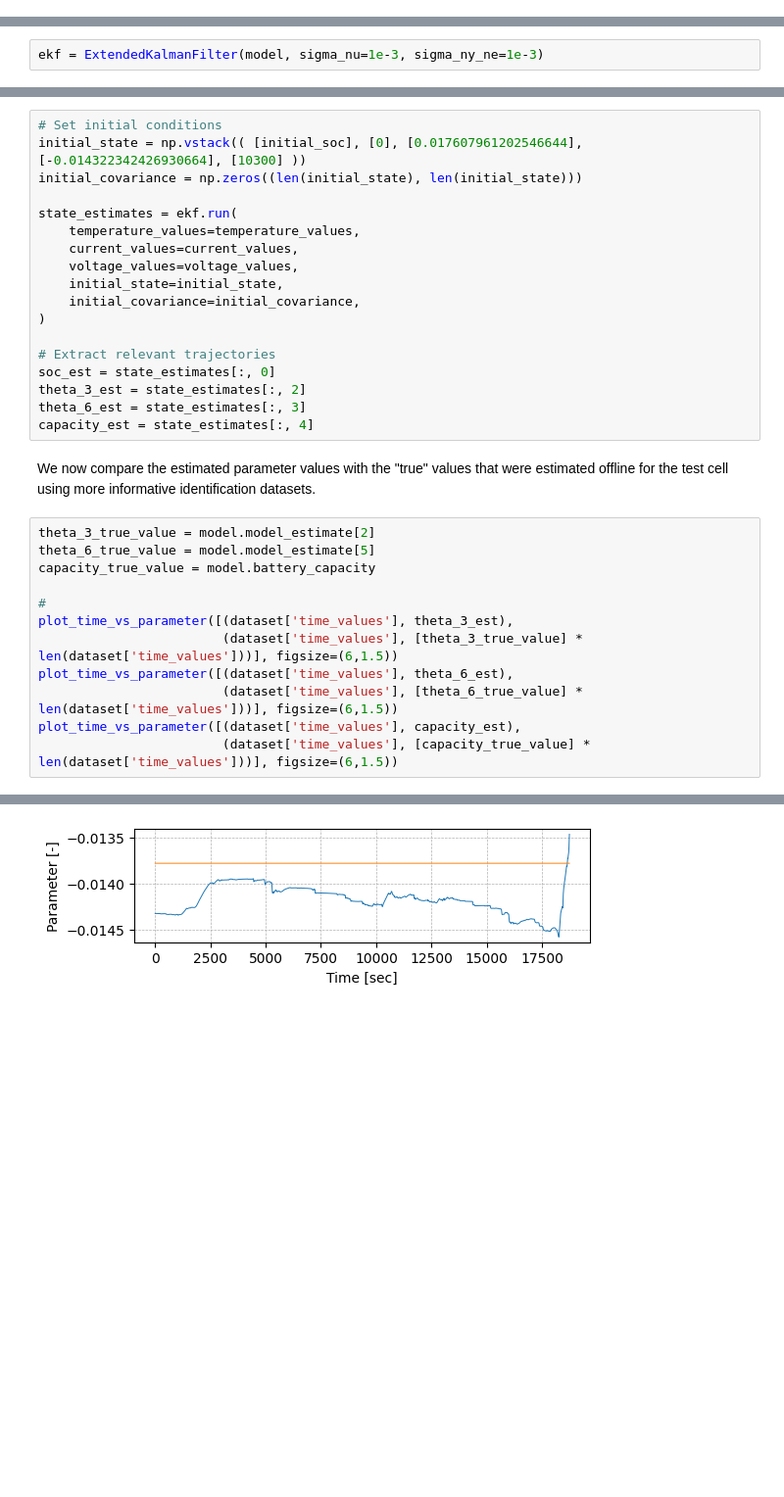
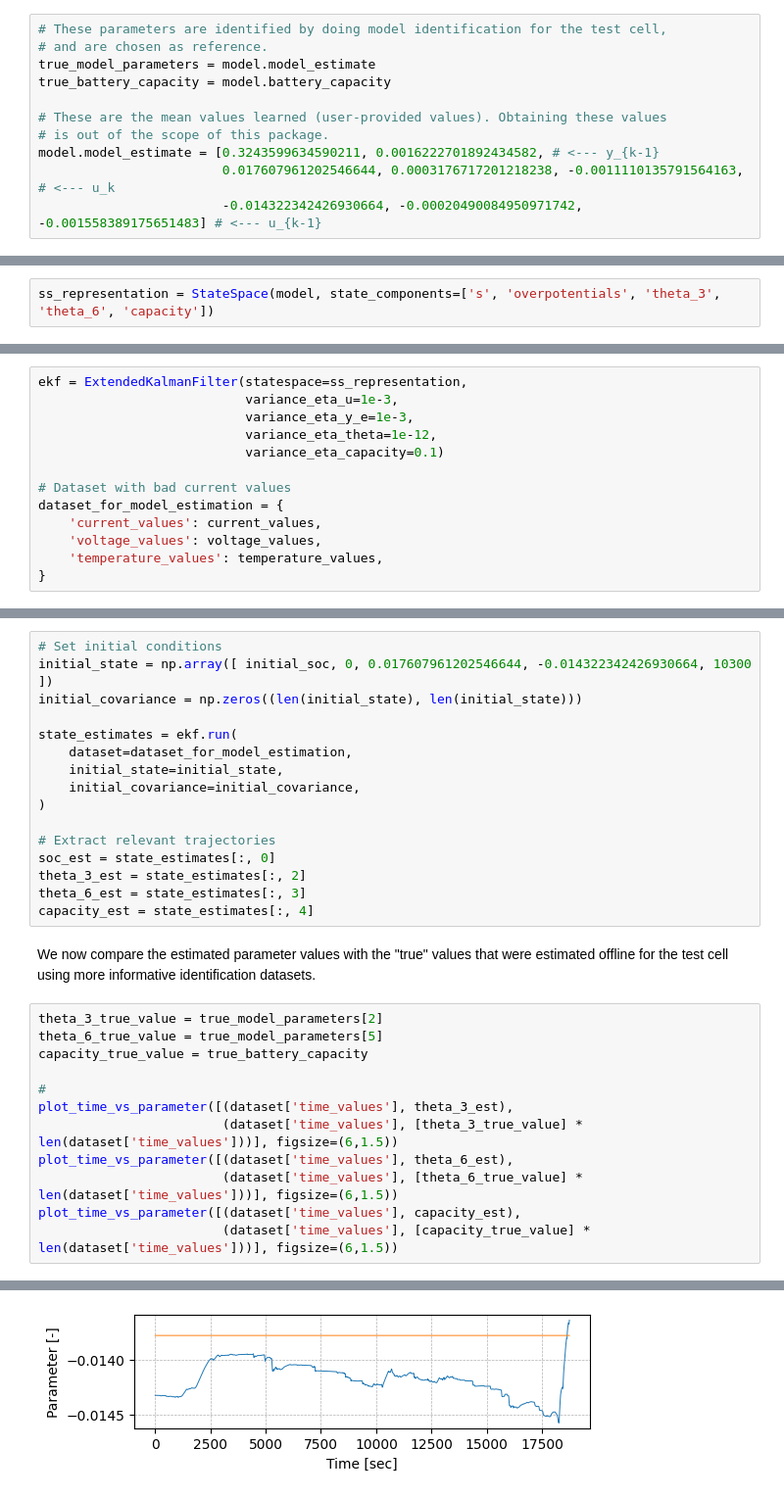
Before and after one commit to muizabdul29/PyBatterySE, a Jupyter notebook: examples/3_ageing_aware_model_estimation_with_ekf.ipynb, the cells around one changed output, grey strips where cells are left out. Shown at 98% size. Cells and saved outputs as stored; diff of their text form; blank space fills up the shorter version.

```diff
--- a/examples/ageing_aware_model_estimation_with_ekf.ipynb
+++ b/examples/3_ageing_aware_model_estimation_with_ekf.ipynb
@@ -29,0 +36,11 @@ plot_time_vs_current([(dataset['time_values'] / 3600, dataset['current_values'])
+# %%
+# These parameters are identified by doing model identification for the test cell,
+# and are chosen as reference.
+true_model_parameters = model.model_estimate
+true_battery_capacity = model.battery_capacity
+
+# These are the mean values learned (user-provided values). Obtaining these values
+# is out of the scope of this package.
+model.model_estimate = [0.3243599634590211, 0.0016222701892434582, # <--- y_{k-1}
+                        0.017607961202546644, 0.0003176717201218238, -0.0011110135791564163, # <--- u_k
+                        -0.014322342426930664, -0.00020490084950971742, -0.001558389175651483] # <--- u_{k-1}
@@ -29,0 +51,2 @@ plot_time_vs_current([(dataset['time_values'] / 3600, dataset['current_values'])
+# %%
+ss_representation = StateSpace(model, state_components=['s', 'overpotentials', 'theta_3', 'theta_6', 'capacity'])
@@ -30,4 +75,15 @@ plot_time_vs_current([(dataset['time_values'] / 3600, dataset['current_values'])
 # %% [markdown]
 ### Load EKF and run it on the dataset
 # %%
-ekf = ExtendedKalmanFilter(model, sigma_nu=1e-3, sigma_ny_ne=1e-3)
+ekf = ExtendedKalmanFilter(statespace=ss_representation,
+                           variance_eta_u=1e-3,
+                           variance_eta_y_e=1e-3,
+                           variance_eta_theta=1e-12,
+                           variance_eta_capacity=0.1)
+
+# Dataset with bad current values
+dataset_for_model_estimation = {
+    'current_values': current_values,
+    'voltage_values': voltage_values,
+    'temperature_values': temperature_values,
+}
@@ -45,13 +91,11 @@ ekf.extend_state(['theta_3', 'theta_6', 'capacity'], [1e-12, 1e-12, 0.1])
 We can now run our EKF. We provide initial values for the free parameters equal to the mean values given above. However, these parameters are now freely estimated using the EKF.
 # %%
 # Set initial conditions
-initial_state = np.vstack(( [initial_soc], [0], [0.017607961202546644], [-0.014322342426930664], [10300] ))
+initial_state = np.array([ initial_soc, 0, 0.017607961202546644, -0.014322342426930664, 10300 ])
 initial_covariance = np.zeros((len(initial_state), len(initial_state)))
 
 state_estimates = ekf.run(
-    temperature_values=temperature_values,
-    current_values=current_values,
-    voltage_values=voltage_values,
+    dataset=dataset_for_model_estimation,
     initial_state=initial_state,
     initial_covariance=initial_covariance,
 )
@@ -64,9 +108,9 @@ capacity_est = state_estimates[:, 4]
 # %% [markdown]
 We now compare the estimated parameter values with the "true" values that were estimated offline for the test cell using more informative identification datasets.
 # %%
-theta_3_true_value = model.model_estimate[2]
-theta_6_true_value = model.model_estimate[5]
-capacity_true_value = model.battery_capacity
+theta_3_true_value = true_model_parameters[2]
+theta_6_true_value = true_model_parameters[5]
+capacity_true_value = true_battery_capacity
 
 #
 plot_time_vs_parameter([(dataset['time_values'], theta_3_est),
@@ -80,2 +124,2 @@ plot_time_vs_parameter([(dataset['time_values'], capacity_est),
-[figure, old version]
+[figure, new version]
 [figure]
```
Also changed, not shown: parts of 12 cells of this notebook, 9 other files.
